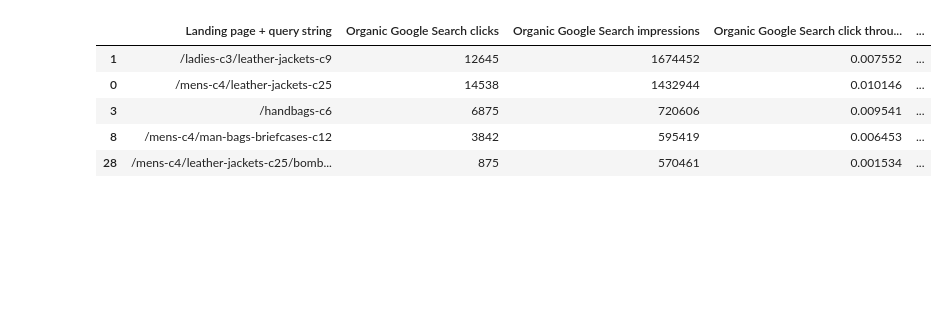
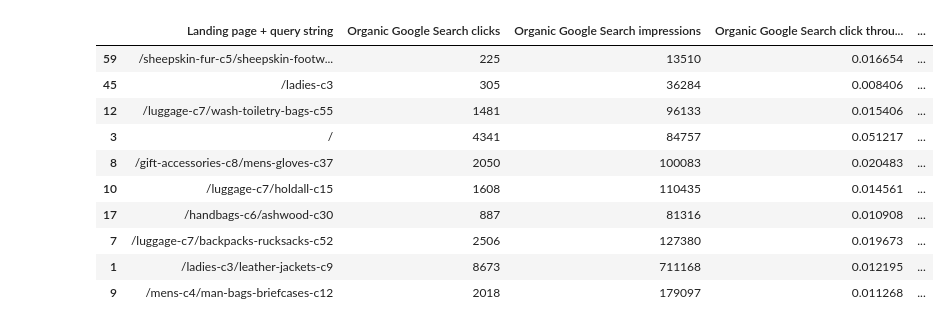
Before and after one commit to JatinArutla/sales-analysis-leather-company, a Jupyter notebook: organic-search-google-landing.ipynb, the cells around one changed output. Saved outputs shown, nothing was run; the diff lists cells and outputs as text; code cells hidden in the pictures; blank space fills up the shorter version.

```diff
--- a/organic-search-google-landing.ipynb
+++ b/organic-search-google-landing.ipynb
@@ -1,15 +1,26 @@
 # %%
 import pandas as pd
 import numpy as np
-# %%
-df = pd.read_csv('OrganicSearchLandingPage-12Months.csv', skiprows=9)
-# df = df[:200]
-df = df.sort_values(by='Organic Google Search impressions', ascending=False)
-df.head()
-# %% [output]
-|  | Landing page + query string | Organic Google Search clicks | Organic Google Search impressions | Organic Google Search click throu... | ... |
-| 1 | /ladies-c3/leather-jackets-c9 | 12645 | 1674452 | 0.007552 | ... |
-| 0 | /mens-c4/leather-jackets-c25 | 14538 | 1432944 | 0.010146 | ... |
-| 3 | /handbags-c6 | 6875 | 720606 | 0.009541 | ... |
-| 8 | /mens-c4/man-bags-briefcases-c12 | 3842 | 595419 | 0.006453 | ... |
-| 28 | /mens-c4/leather-jackets-c25/bomb... | 875 | 570461 | 0.001534 | ... |
+# %%
+df = pd.read_csv('OrganicTraffic-UK-2023.csv', skiprows=9)
+df = df[df['Country'] == 'United Kingdom']
+df.drop(['Country', 'Ad revenue'], axis=1, inplace=True)
+# %%
+temp = df.sort_values(by='Organic Google Search clicks', ascending=False)
+temp = temp[temp['Key events'] != 0]
+temp = temp[temp['Key events'] > 10]
+temp = temp[:50]
+temp['Organic Google Search clicks / Key events'] = temp['Organic Google Search clicks'] / temp['Key events']
+temp.sort_values(by='Organic Google Search clicks / Key events', ascending=True)[:10]
+# %% [output]
+|  | Landing page + query string | Organic Google Search clicks | Organic Google Search impressions | Organic Google Search click throu... | ... |
+| 59 | /sheepskin-fur-c5/sheepskin-footw... | 225 | 13510 | 0.016654 | ... |
+| 45 | /ladies-c3 | 305 | 36284 | 0.008406 | ... |
+| 12 | /luggage-c7/wash-toiletry-bags-c55 | 1481 | 96133 | 0.015406 | ... |
+| 3 | / | 4341 | 84757 | 0.051217 | ... |
+| 8 | /gift-accessories-c8/mens-gloves-c37 | 2050 | 100083 | 0.020483 | ... |
+| 10 | /luggage-c7/holdall-c15 | 1608 | 110435 | 0.014561 | ... |
+| 17 | /handbags-c6/ashwood-c30 | 887 | 81316 | 0.010908 | ... |
+| 7 | /luggage-c7/backpacks-rucksacks-c52 | 2506 | 127380 | 0.019673 | ... |
+| 1 | /ladies-c3/leather-jackets-c9 | 8673 | 711168 | 0.012195 | ... |
+| 9 | /mens-c4/man-bags-briefcases-c12 | 2018 | 179097 | 0.011268 | ... |
```
Also changed, not shown: parts of 7 cells of this notebook, 16 other files.
